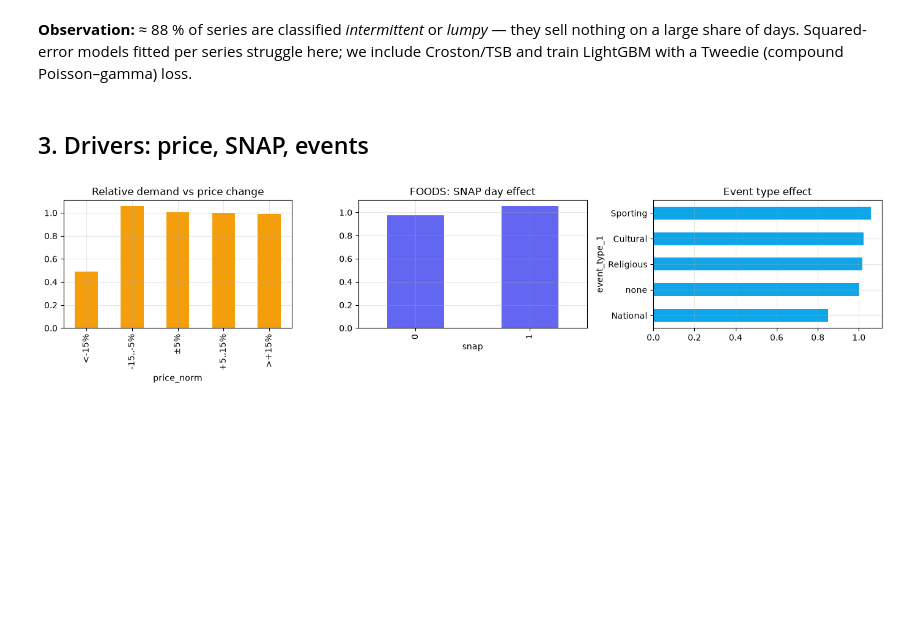
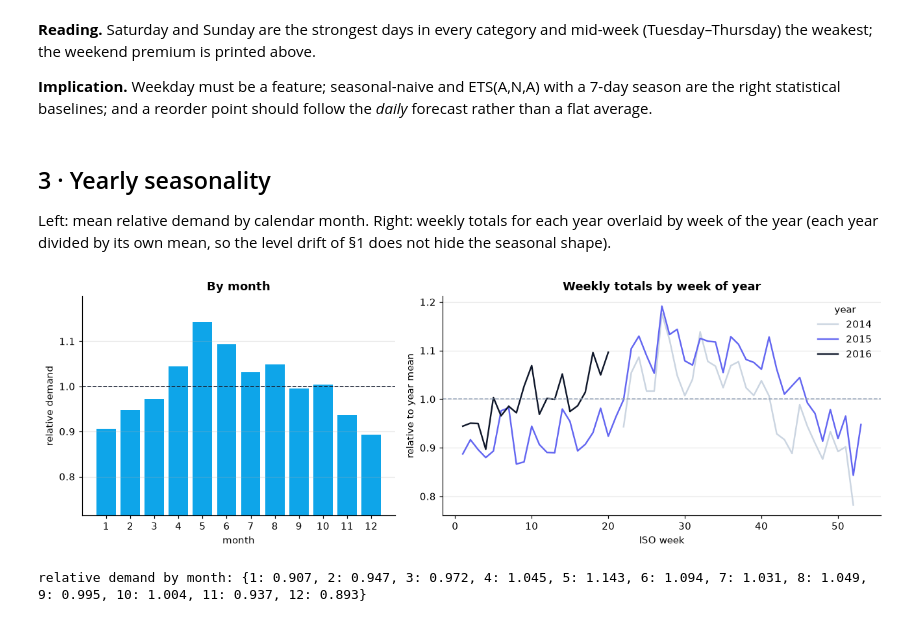
Before and after one commit to Nayeem135/End-to-End-Demand-Forecasting-Intelligent-Inventory-Optimization-Engine, a Jupyter notebook: notebooks/01_eda.ipynb, the cells around one changed output. Drawn from its saved outputs; the diff is of its cells as text; code cells hidden in the pictures; blank space fills up the shorter version.

```diff
--- a/notebooks/01_eda.ipynb
+++ b/notebooks/01_eda.ipynb
@@ -49,0 +54,14 @@ ax.legend();
+# %%
+df = pd.read_parquet("data/processed/sales.parquet")
+report = json.loads(Path("data/processed/quality_report.json").read_text())
+print(f"{report['n_series']:,} SKU-store series · {report['n_items']} items · {report['n_stores']} stores · "
+      f"{report['start']} → {report['end']} ({report['n_days']} days) · {report['n_rows']:,} rows")
+
+# Demand relative to the series' own average, and to its own same-weekday average.
+# Ratios make series of very different volumes comparable; the weekday version removes
+# weekly seasonality so that event / price / SNAP effects are not confounded with weekends.
+series_mean = df.groupby("unique_id")["y"].transform("mean")
+dow_mean = df.groupby(["unique_id", "wday"])["y"].transform("mean")
+df["rel"] = df["y"] / series_mean.where(series_mean > 0)
+df["rel_dow"] = df["y"] / dow_mean.where(dow_mean > 0)
+df.head(3)
@@ -80,19 +150,38 @@ Name: proportion, dtype: float64
 # %% [markdown]
-**Observation:** ≈ 88 % of series are classified *intermittent* or *lumpy* — they sell
-nothing on a large share of days. Squared-error models fitted per series struggle here; we
-include Croston/TSB and train LightGBM with a Tweedie (compound Poisson–gamma) loss.
+**Reading.** Saturday and Sunday are the strongest days in every category and
+mid-week (Tuesday–Thursday) the weakest; the weekend premium is printed above.
+
+**Implication.** Weekday must be a feature; seasonal-naive and ETS(A,N,A) with a 7-day
+season are the right statistical baselines; and a reorder point should follow the
+*daily* forecast rather than a flat average.
 # %% [markdown]
-## 3. Drivers: price, SNAP, events
+## 3 · Yearly seasonality
+
+Left: mean relative demand by calendar month. Right: weekly totals for each year
+overlaid by week of the year (each year divided by its own mean, so the level drift of
+§1 does not hide the seasonal shape).
 # %%
-d = df.copy()
-d["price_norm"] = d["sell_price"] / d.groupby("unique_id")["sell_price"].transform("median")
-d["rel_demand"] = d["y"] / d.groupby("unique_id")["y"].transform("mean").replace(0, np.nan)
-bins = pd.cut(d["price_norm"], [0, 0.85, 0.95, 1.05, 1.15, 10], labels=["<-15%", "-15..-5%", "±5%", "+5..15%", ">+15%"])
-fig, axes = plt.subplots(1, 3, figsize=(14, 3.5))
-d.groupby(bins, observed=True)["rel_demand"].mean().plot.bar(ax=axes[0], color="#f59e0b", title="Relative demand vs price change")
-d[d["cat_id"] == "FOODS"].groupby("snap")["rel_demand"].mean().plot.bar(ax=axes[1], color="#6366f1", title="FOODS: SNAP day effect")
-d.groupby("event_type_1")["rel_demand"].mean().sort_values().plot.barh(ax=axes[2], color="#0ea5e9", title="Event type effect")
-plt.tight_layout()
+monthly_idx = df.groupby("month")["rel"].mean()
+weekly_tot = df.set_index("ds")["y"].resample("W-SAT").sum().iloc[1:-1]  # full weeks only
+iso = weekly_tot.index.isocalendar()  # ISO year, so early-January weeks stay with their year
+by_year = pd.DataFrame({"y": weekly_tot.to_numpy(), "year": iso.year.to_numpy(), "week": iso.week.to_numpy()})
+by_year = by_year.sort_values(["year", "week"])
+by_year["idx"] = by_year["y"] / by_year.groupby("year")["y"].transform("mean")
+
+fig, (a1, a2) = plt.subplots(1, 2, figsize=(12, 4), gridspec_kw={"width_ratios": [1, 1.4]})
+a1.bar(monthly_idx.index, monthly_idx, color="#0ea5e9")
+a1.axhline(1.0, color="#0f172a", lw=1, ls="--")
+a1.set(title="By month", xticks=range(1, 13), xlabel="month", ylabel="relative demand",
+       ylim=(0.8 * monthly_idx.min(), 1.05 * monthly_idx.max()))
+for (year, g), color in zip(by_year.groupby("year"), ["#cbd5e1", "#6366f1", "#0f172a"]):
+    a2.plot(g["week"], g["idx"], lw=1.6, color=color, label=str(year))
+a2.axhline(1.0, color="#94a3b8", lw=1, ls="--")
+a2.set(title="Weekly totals by week of year", xlabel="ISO week", ylabel="relative to year mean")
+a2.legend(title="year")
+save(fig, "03_yearly_seasonality")
+plt.show()
+print("relative demand by month:", monthly_idx.round(3).to_dict())
 # %% [output]
-[figure, old version]
+[figure, new version]
+relative demand by month: {1: 0.907, 2: 0.947, 3: 0.972, 4: 1.045, 5: 1.143, 6: 1.094, 7: 1.031, 8: 1.049, 9: 0.995, 10: 1.004, 11: 0.937, 12: 0.893}
 # %% [markdown]
```
Also changed, not shown: parts of 24 cells of this notebook, 11 other files.
